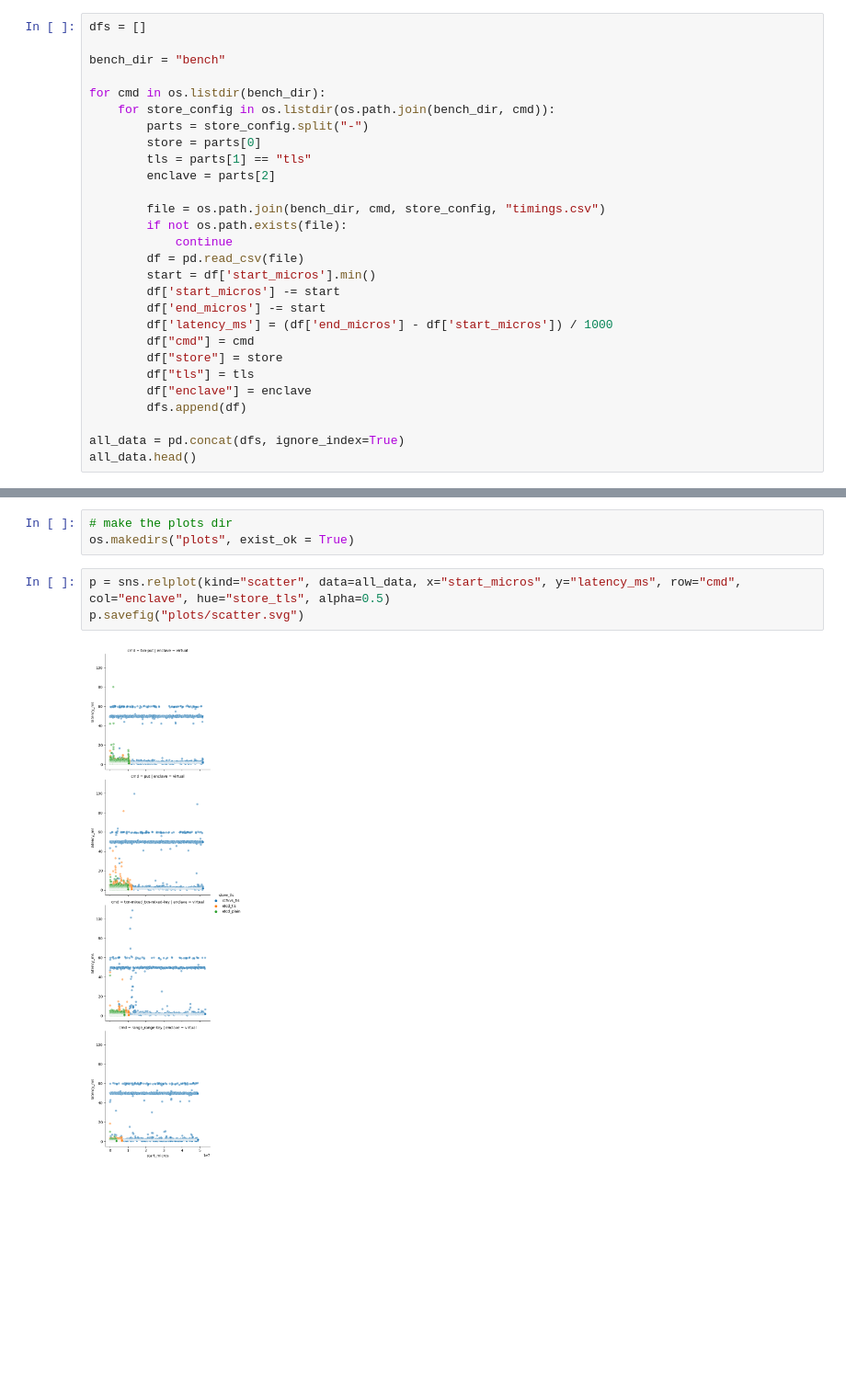
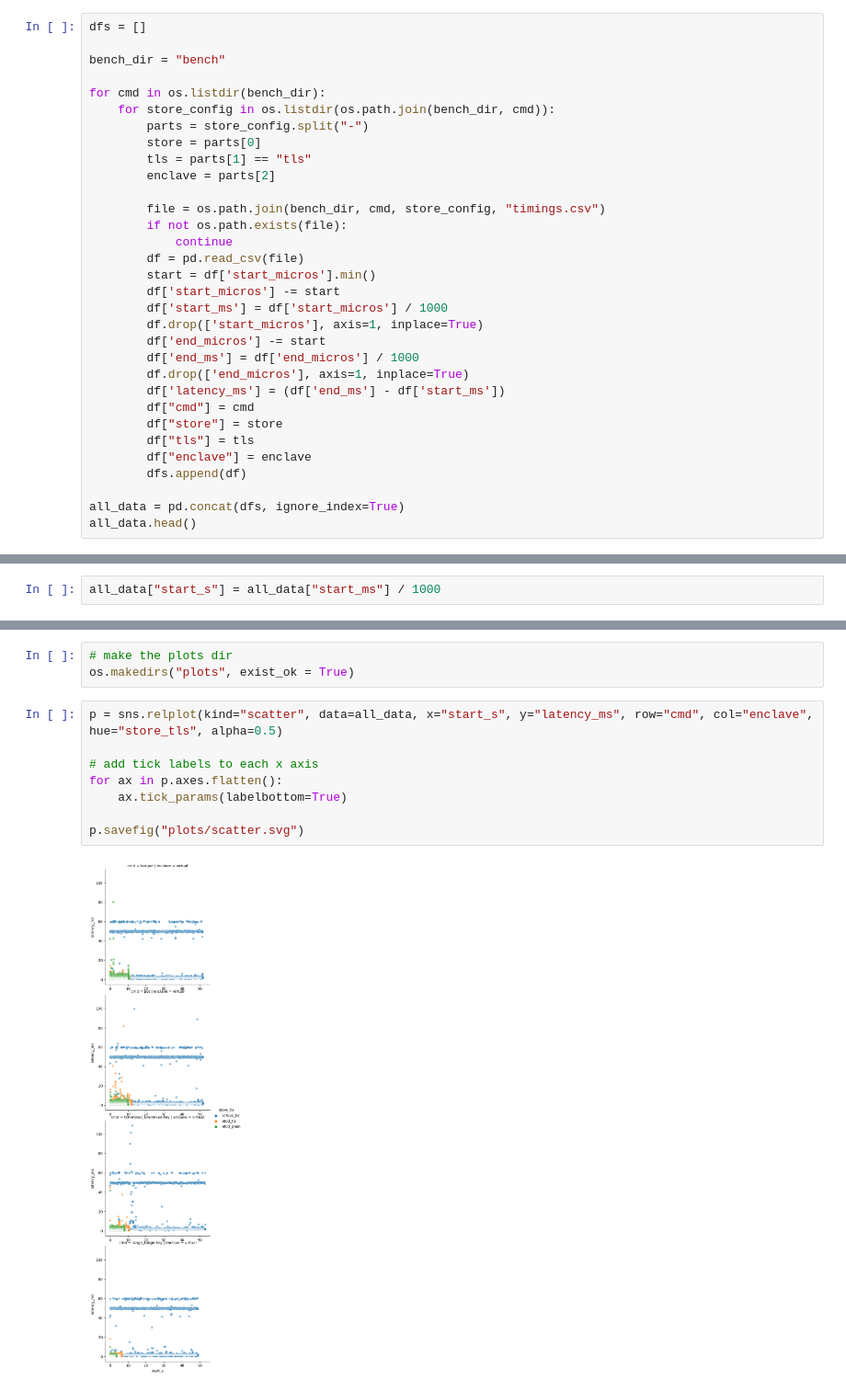
Before and after one commit to microsoft/LSKV, a Jupyter notebook: analysis.ipynb, the cells around one changed output, grey strips where cells are left out. Shown: that part at 92% size. Cells and saved outputs as stored; diff of their text form; blank space fills up the shorter version.

Commit message:
Update notebook with labels on each axis

```diff
--- a/analysis.ipynb
+++ b/analysis.ipynb
@@ -20,8 +20,12 @@ for cmd in os.listdir(bench_dir):
         df = pd.read_csv(file)
         start = df['start_micros'].min()
         df['start_micros'] -= start
+        df['start_ms'] = df['start_micros'] / 1000
+        df.drop(['start_micros'], axis=1, inplace=True)
         df['end_micros'] -= start
-        df['latency_ms'] = (df['end_micros'] - df['start_micros']) / 1000
+        df['end_ms'] = df['end_micros'] / 1000
+        df.drop(['end_micros'], axis=1, inplace=True)
+        df['latency_ms'] = (df['end_ms'] - df['start_ms'])
         df["cmd"] = cmd
         df["store"] = store
         df["tls"] = tls
@@ -52,6 +56,8 @@ all_data[all_data.latency_ms < 0]
 all_data = all_data[all_data.latency_ms >= 0]
 # %%
 all_data["store_tls"] = all_data["store"] + "_" + all_data["tls"].map(lambda t: "tls" if t else "plain")
+# %%
+all_data["start_s"] = all_data["start_ms"] / 1000
 # %%
 all_data
 # %% [output]
@@ -72,9 +78,14 @@ all_data
 # make the plots dir
 os.makedirs("plots", exist_ok = True)
 # %%
-p = sns.relplot(kind="scatter", data=all_data, x="start_micros", y="latency_ms", row="cmd", col="enclave", hue="store_tls", alpha=0.5)
+p = sns.relplot(kind="scatter", data=all_data, x="start_s", y="latency_ms", row="cmd", col="enclave", hue="store_tls", alpha=0.5)
+
+# add tick labels to each x axis
+for ax in p.axes.flatten():
+    ax.tick_params(labelbottom=True)
+
 p.savefig("plots/scatter.svg")
 # %% [output]
-[figure, old version]
+[figure, new version]
 # %%
 p = sns.displot(kind="ecdf", data=all_data, x="latency_ms", row="cmd", col="enclave", hue="store_tls")
```
Also changed, not shown: parts of 4 cells of this notebook.
